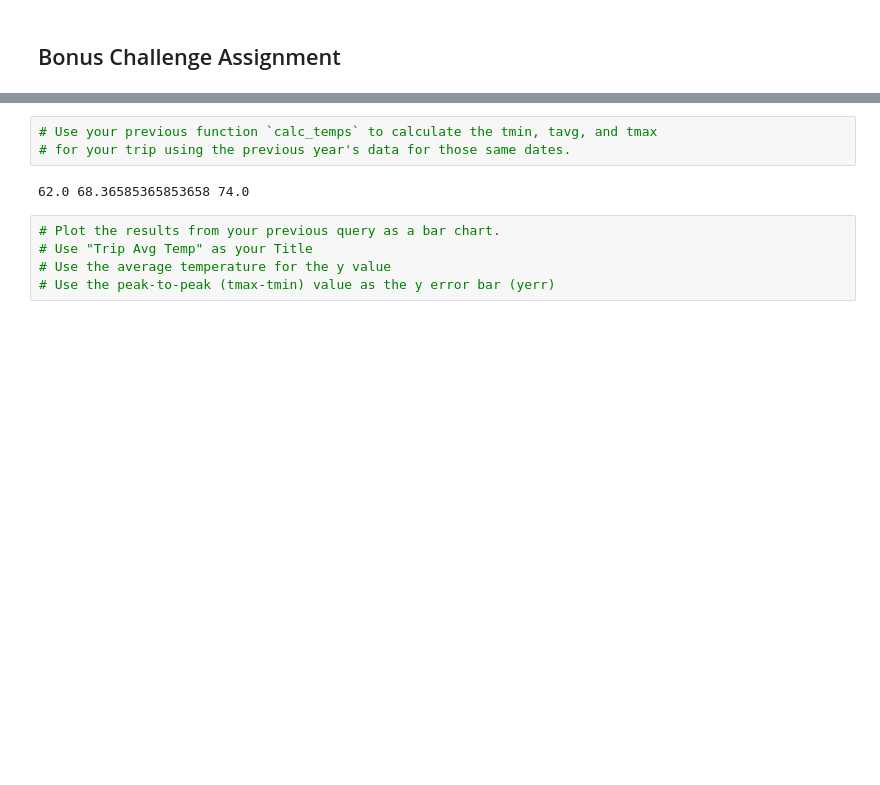
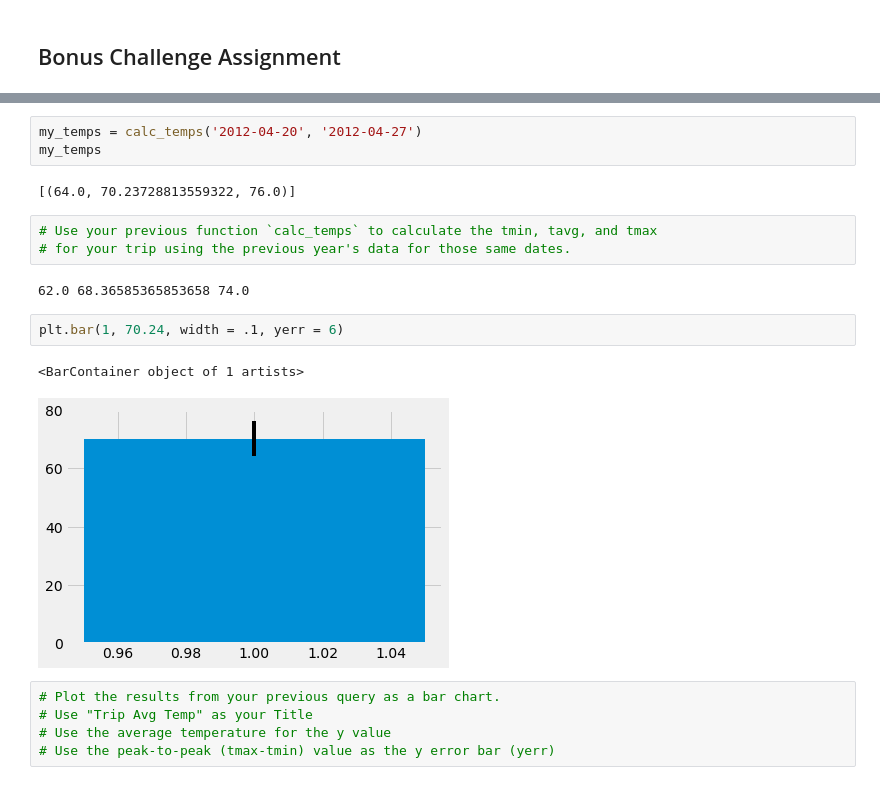
Before and after one commit to lmfao415/sqlalchemy-challenge, a Jupyter notebook: climate_starter.ipynb, the cells around one changed output, grey strips where cells are left out. Drawn from its saved outputs; the diff is of its cells as text; blank space fills up the shorter version.

```diff
--- a/climate_starter.ipynb
+++ b/climate_starter.ipynb
@@ -392,11 +423,21 @@ def calc_temps(start_date, end_date):
 print(calc_temps('2012-02-28', '2012-03-05'))
 # %% [output]
 [(62.0, 69.57142857142857, 74.0)]
+# %%
+my_temps = calc_temps('2012-04-20', '2012-04-27')
+my_temps
+# %% [output]
+[(64.0, 70.23728813559322, 76.0)]
 # %%
 # Use your previous function `calc_temps` to calculate the tmin, tavg, and tmax
 # for your trip using the previous year's data for those same dates.
 # %% [output]
 62.0 68.36585365853658 74.0
+# %%
+plt.bar(1, 70.24, width = .1, yerr = 6)
+# %% [output]
+<BarContainer object of 1 artists>
+[figure, added]
 # %%
 # Plot the results from your previous query as a bar chart.
 # Use "Trip Avg Temp" as your Title
```
Also changed, not shown: parts of 16 cells of this notebook.
